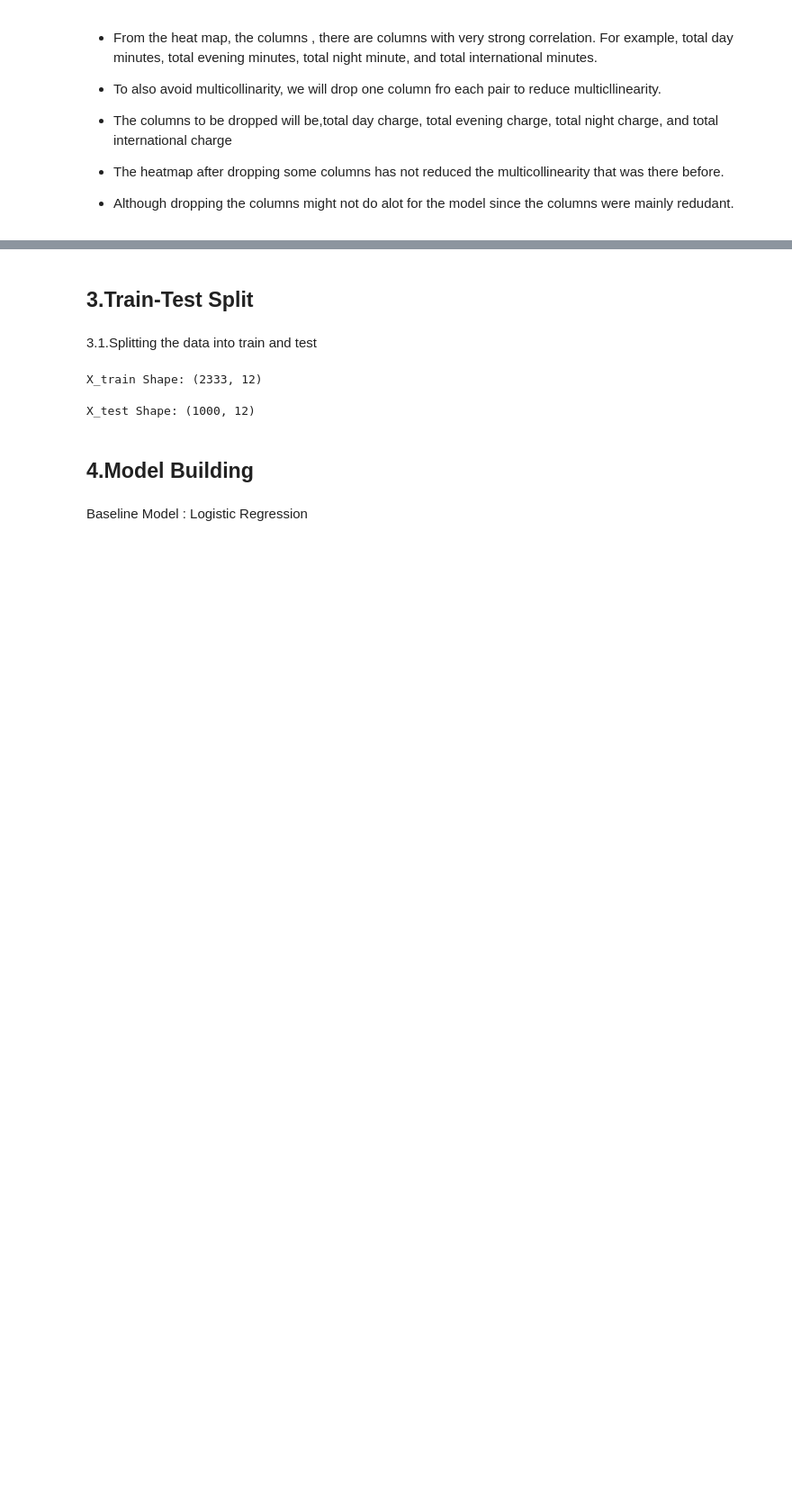
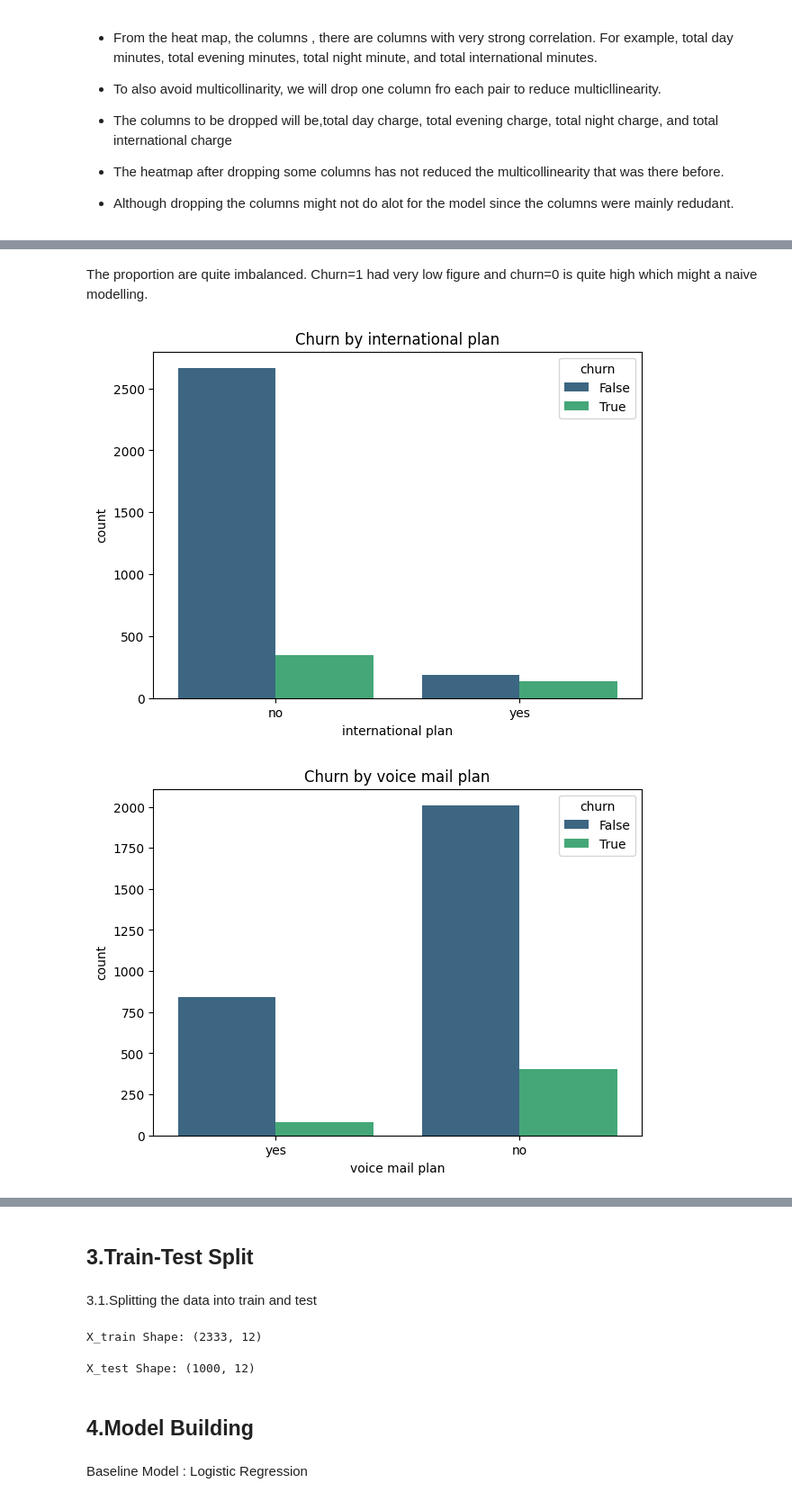
Before and after one commit to BriegeMeso/Customer-Churn, a Jupyter notebook: project3.ipynb, the cells around one changed output, grey strips where cells are left out. Shown at 90% size. Drawn from its saved outputs; the diff is of its cells as text; code cells hidden in the pictures; blank space fills up the shorter version.

```diff
--- a/project3.ipynb
+++ b/project3.ipynb
@@ -171,0 +190,14 @@ X = df.drop(columns="churn")
+# %% [markdown]
+The proportion are quite imbalanced. Churn=1 had very low figure and churn=0 is quite high which might  a naive modelling.
+# %%
+# Understanding categorical features versus churn
+categorical_columns = ['international plan','voice mail plan']
+
+for cols in categorical_columns:
+    plt.figure(figsize=(7,5))
+    sns.countplot(x=cols, hue='churn', data=df,palette='viridis')
+    plt.title(f"Churn by {cols}")
+    plt.show()
+# %% [output]
+[figure, added]
+[figure, added]
```
Also changed, not shown: parts of 2 cells of this notebook.
